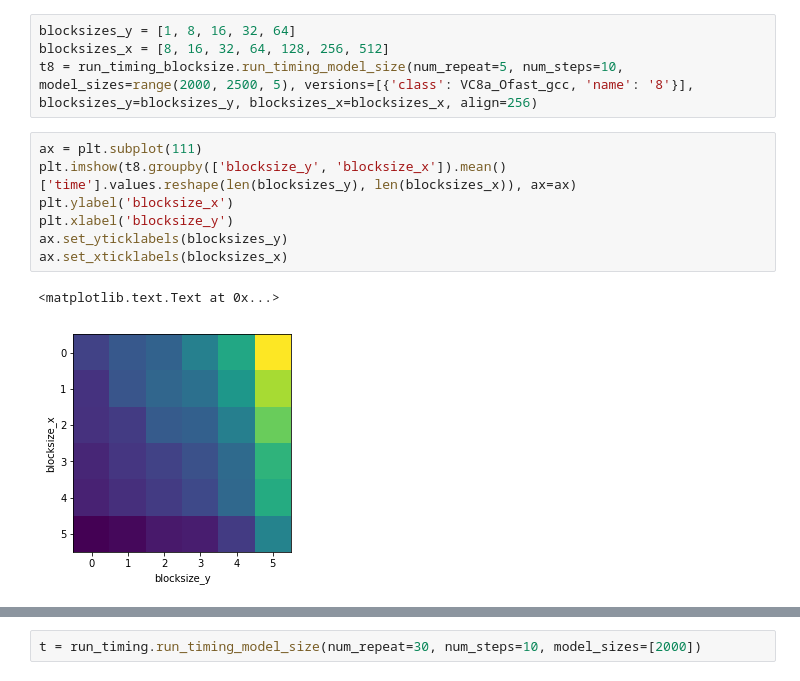
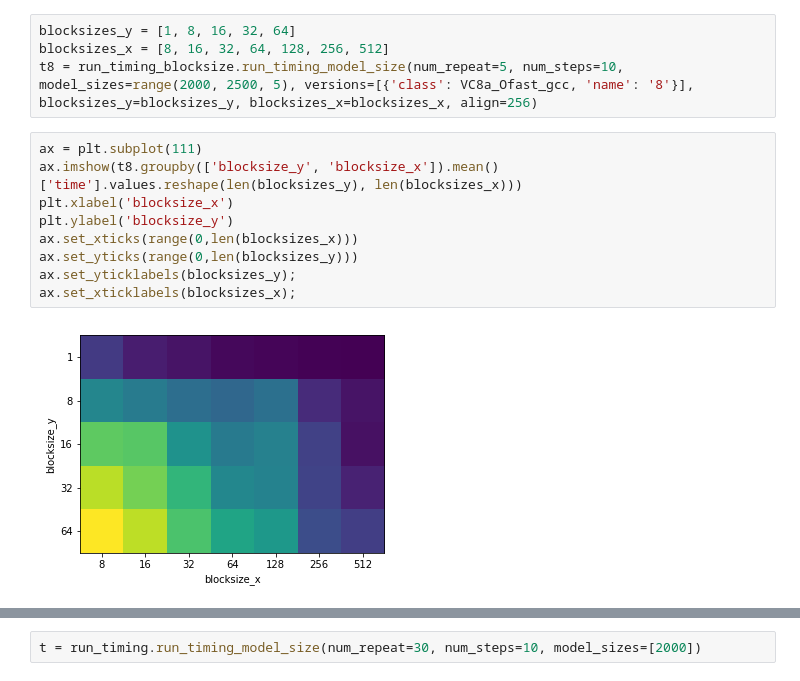
Before and after one commit to ar4/wave_2d_fd_perf, a Jupyter notebook: notebooks/wave_2d_fd_perf.ipynb, the cells around one changed output, grey strips where cells are left out. Saved outputs shown, nothing was run; the diff lists cells and outputs as text.

```diff
--- a/notebooks/wave_2d_fd_perf.ipynb
+++ b/notebooks/wave_2d_fd_perf.ipynb
@@ -95,11 +105,12 @@ blocksizes_x = [8, 16, 32, 64, 128, 256, 512]
 t8 = run_timing_blocksize.run_timing_model_size(num_repeat=5, num_steps=10, model_sizes=range(2000, 2500, 5), versions=[{'class': VC8a_Ofast_gcc, 'name': '8'}], blocksizes_y=blocksizes_y, blocksizes_x=blocksizes_x, align=256)
 # %%
 ax = plt.subplot(111)
-plt.imshow(t8.groupby(['blocksize_y', 'blocksize_x']).mean()['time'].values.reshape(len(blocksizes_y), len(blocksizes_x)), ax=ax)
-plt.ylabel('blocksize_x')
-plt.xlabel('blocksize_y')
-ax.set_yticklabels(blocksizes_y)
-ax.set_xticklabels(blocksizes_x)
+ax.imshow(t8.groupby(['blocksize_y', 'blocksize_x']).mean()['time'].values.reshape(len(blocksizes_y), len(blocksizes_x)))
+plt.xlabel('blocksize_x')
+plt.ylabel('blocksize_y')
+ax.set_xticks(range(0,len(blocksizes_x)))
+ax.set_yticks(range(0,len(blocksizes_y)))
+ax.set_yticklabels(blocksizes_y);
+ax.set_xticklabels(blocksizes_x);
 # %% [output]
-<matplotlib.text.Text at 0x...>
-[figure, old version]
+[figure, new version]
```
Also changed, not shown: parts of 24 cells of this notebook, 1 other file.
